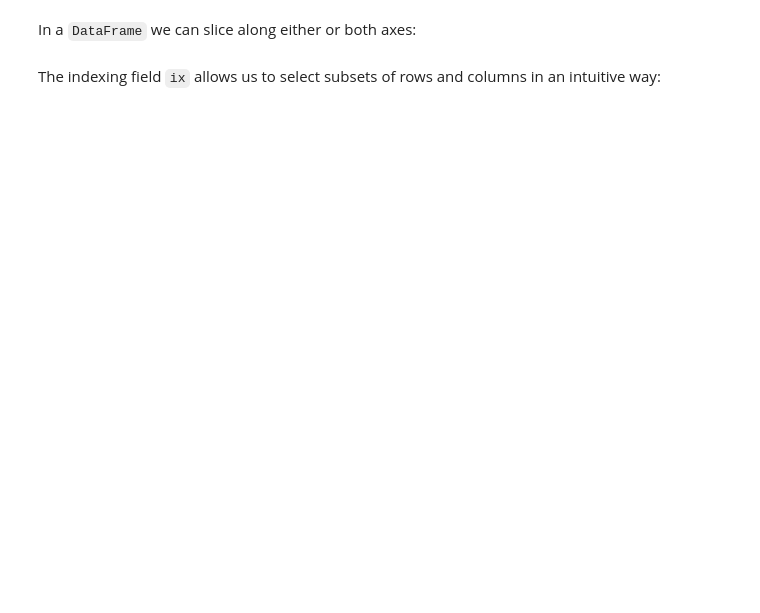
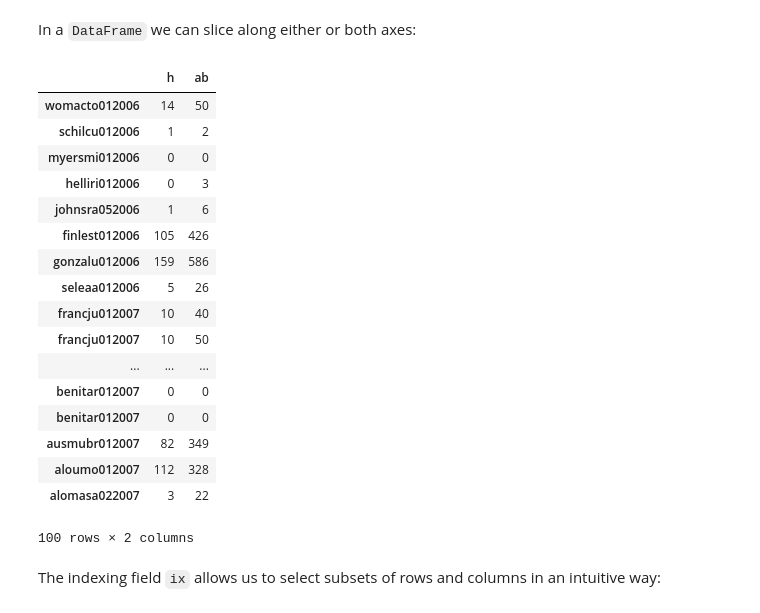
Before and after one commit to neone4373/winter_2014_lessons, a Jupyter notebook: notebooks/04 - Querying Data.ipynb, the cells around one changed output. Drawn from its saved outputs; the diff is of its cells as text; code cells hidden in the pictures; blank space fills up the shorter version.

```diff
--- a/notebooks/04 - Querying Data.ipynb
+++ b/notebooks/04 - Querying Data.ipynb
@@ -351,6 +727,26 @@ In a `DataFrame` we can slice along either or both axes:
 # %%
 features = ['h','ab']
 baseball_x[features]
+baseball_x[['h','ab']]
+# %% [output]
+|  | h | ab |
+| womacto012006 | 14 | 50 |
+| schilcu012006 | 1 | 2 |
+| myersmi012006 | 0 | 0 |
+| helliri012006 | 0 | 3 |
+| johnsra052006 | 1 | 6 |
+| finlest012006 | 105 | 426 |
+| gonzalu012006 | 159 | 586 |
+| seleaa012006 | 5 | 26 |
+| francju012007 | 10 | 40 |
+| francju012007 | 10 | 50 |
+| ... | ... | ... |
+| benitar012007 | 0 | 0 |
+| benitar012007 | 0 | 0 |
+| ausmubr012007 | 82 | 349 |
+| aloumo012007 | 112 | 328 |
+| alomasa022007 | 3 | 22 |
+100 rows × 2 columns
 # %% [markdown]
 The indexing field `ix` allows us to select subsets of rows and columns in an intuitive way:
 # %%
```
Also changed, not shown: parts of 72 cells of this notebook, 2 other files.
